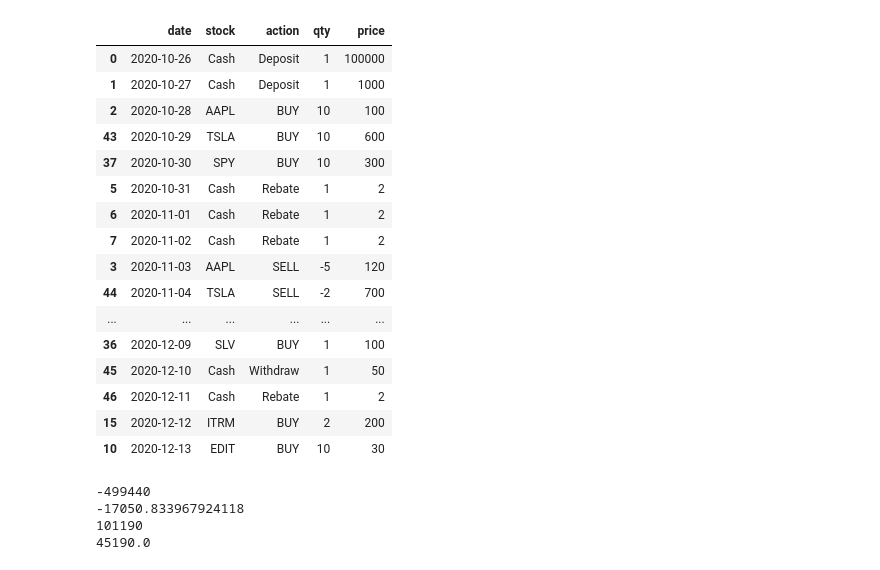
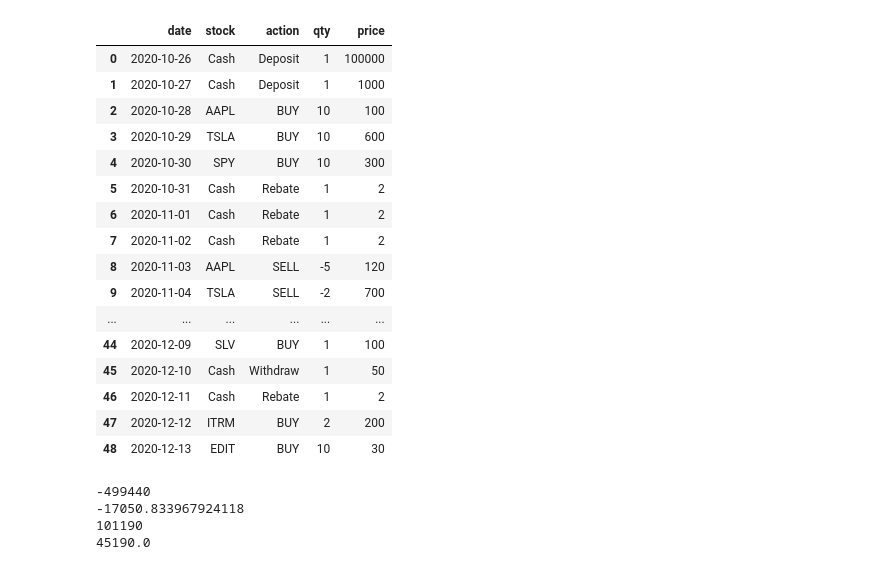
Before and after one commit to Wesleyongs/StockPortfolioWebApp, a Jupyter notebook: test.ipynb, the cells around one changed output. Cells and saved outputs as stored; diff of their text form; code cells hidden in the pictures.

```diff
--- a/test.ipynb
+++ b/test.ipynb
@@ -3,27 +3,27 @@ import pandas as pd
 import datetime as dt
 from pandas_datareader import data
 # %%
-df = pd.read_csv("input (1).csv",parse_dates=['date'], dayfirst=True)
+df = pd.read_csv("files/input (1).csv",parse_dates=['date'], dayfirst=True)
 # df['date'] = df['date'].apply(lambda x: x.date())
 df.sort_values(by='date').dropna()
 # %% [output]
 |  | date | stock | action | qty | price |
 | 0 | 2020-10-26 | Cash | Deposit | 1 | 100000 |
 | 1 | 2020-10-27 | Cash | Deposit | 1 | 1000 |
 | 2 | 2020-10-28 | AAPL | BUY | 10 | 100 |
-| 43 | 2020-10-29 | TSLA | BUY | 10 | 600 |
-| 37 | 2020-10-30 | SPY | BUY | 10 | 300 |
+| 3 | 2020-10-29 | TSLA | BUY | 10 | 600 |
+| 4 | 2020-10-30 | SPY | BUY | 10 | 300 |
 | 5 | 2020-10-31 | Cash | Rebate | 1 | 2 |
 | 6 | 2020-11-01 | Cash | Rebate | 1 | 2 |
 | 7 | 2020-11-02 | Cash | Rebate | 1 | 2 |
-| 3 | 2020-11-03 | AAPL | SELL | -5 | 120 |
-| 44 | 2020-11-04 | TSLA | SELL | -2 | 700 |
+| 8 | 2020-11-03 | AAPL | SELL | -5 | 120 |
+| 9 | 2020-11-04 | TSLA | SELL | -2 | 700 |
 | ... | ... | ... | ... | ... | ... |
-| 36 | 2020-12-09 | SLV | BUY | 1 | 100 |
+| 44 | 2020-12-09 | SLV | BUY | 1 | 100 |
 | 45 | 2020-12-10 | Cash | Withdraw | 1 | 50 |
 | 46 | 2020-12-11 | Cash | Rebate | 1 | 2 |
-| 15 | 2020-12-12 | ITRM | BUY | 2 | 200 |
-| 10 | 2020-12-13 | EDIT | BUY | 10 | 30 |
+| 47 | 2020-12-12 | ITRM | BUY | 2 | 200 |
+| 48 | 2020-12-13 | EDIT | BUY | 10 | 30 |
 # %%
 def get_data(df):
     '''
```
Also changed, not shown: 4 other files.
